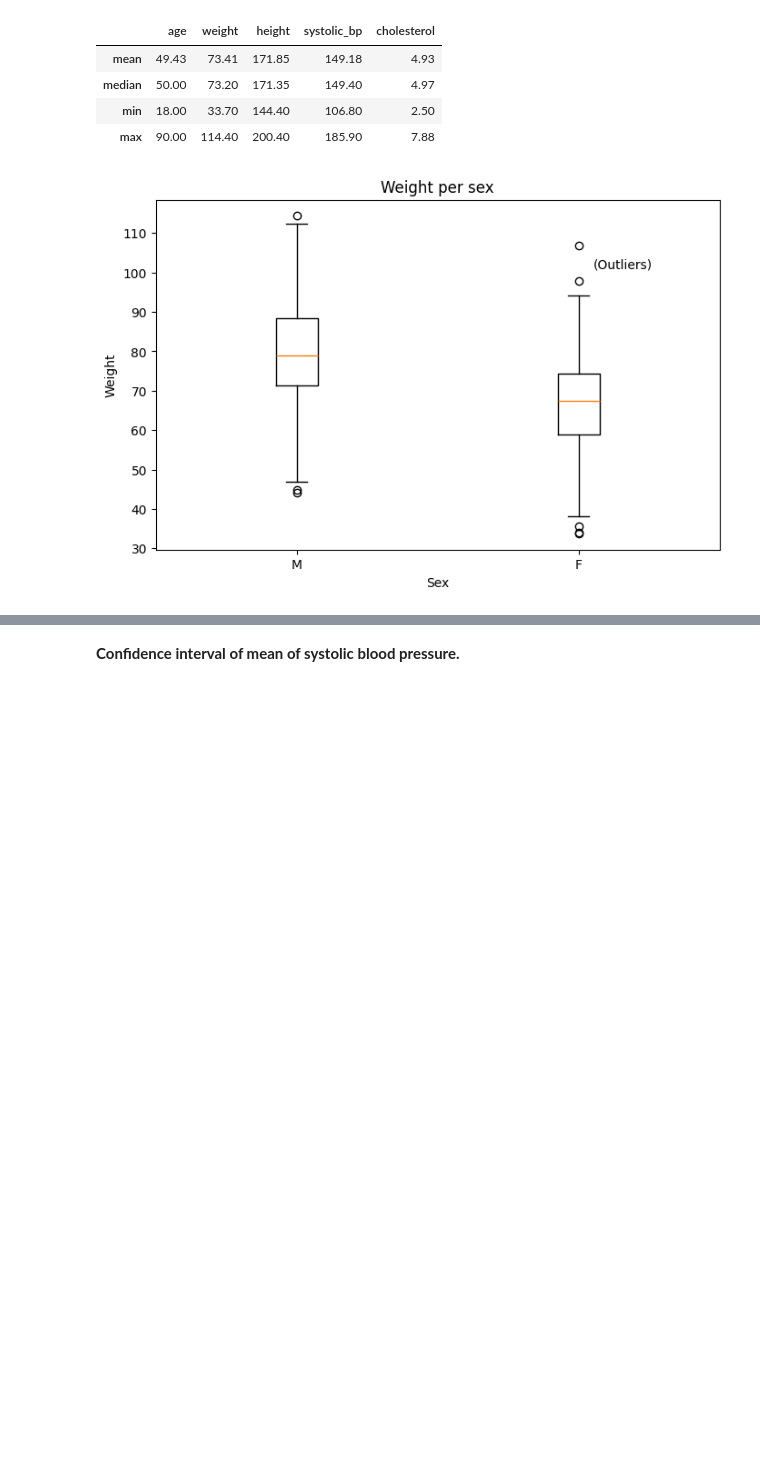
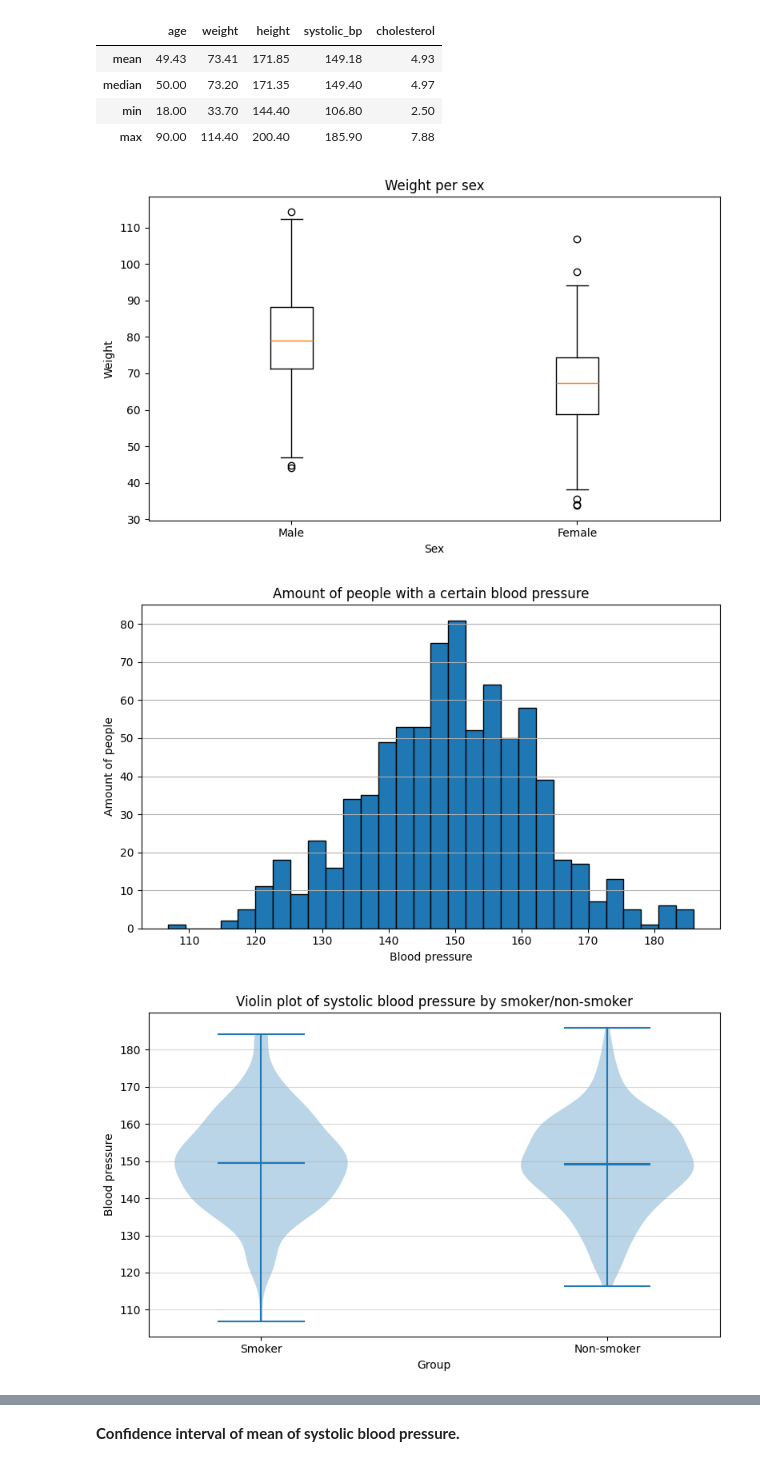
Before and after one commit to Ahlarn87/Halsostudie, a Jupyter notebook: health_study.ipynb, the cells around one changed output, grey strips where cells are left out. Saved outputs shown, nothing was run; the diff lists cells and outputs as text; code cells hidden in the pictures; blank space fills up the shorter version.

```diff
--- a/health_study.ipynb
+++ b/health_study.ipynb
@@ -55,17 +249,10 @@ display(data_summary)
 | min | 18.00 | 33.70 | 144.40 | 106.80 | 2.50 |
 | max | 90.00 | 114.40 | 200.40 | 185.90 | 7.88 |
 # %%
-fig, ax = plt.subplots(figsize=(8,5))
-
-ax.boxplot([data_set.loc[data_set["sex"] == "M", "weight"],
-            data_set.loc[data_set["sex"] == "F", "weight"]],
-            tick_labels=["M", "F"]
-            )
-ax.set_xlabel("Sex")
-ax.set_ylabel("Weight")
-ax.set_title("Weight per sex")
-ax.annotate("(Outliers)", (2.05,101))
-plt.tight_layout
-plt.show()
+data_set.weight_per_sex_viz()
+data_set.bp_amount_viz(bins = 30)
+data_set.bp_by_smoker()
 # %% [output]
-[figure, old version]
+[figure, new version]
+[figure, added]
+[figure, added]
```
Also changed, not shown: parts of 12 cells of this notebook.
